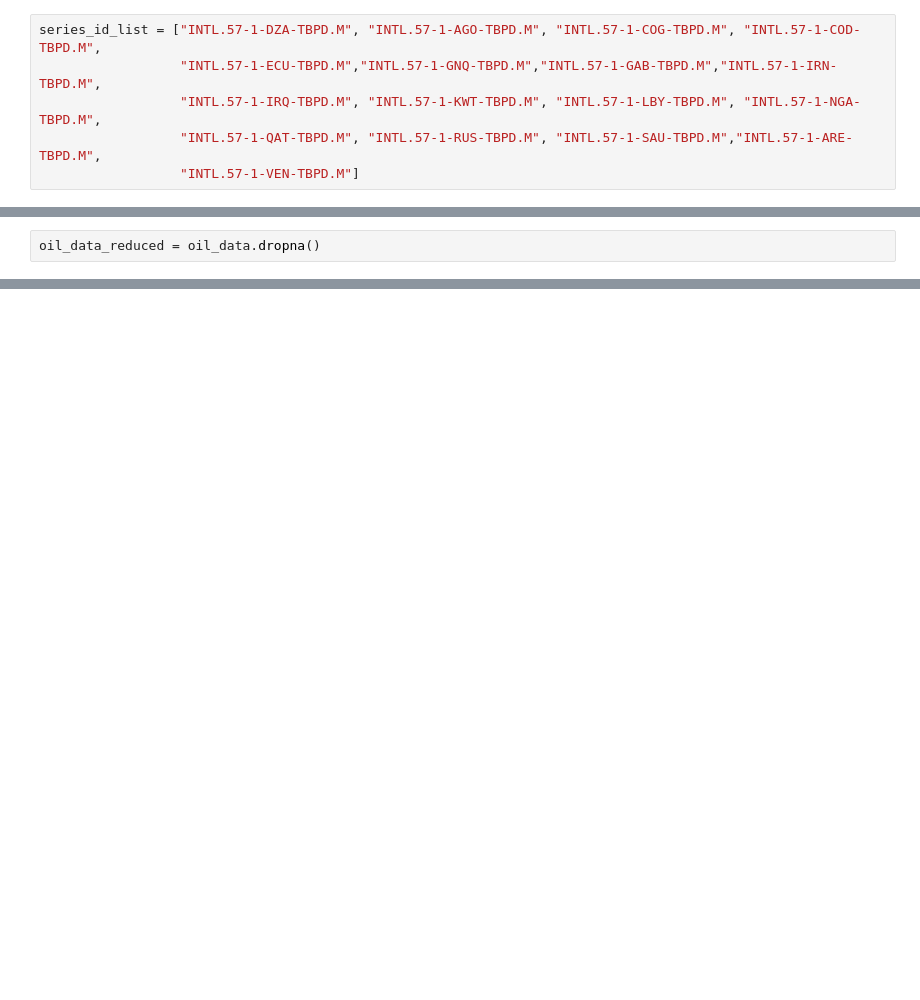
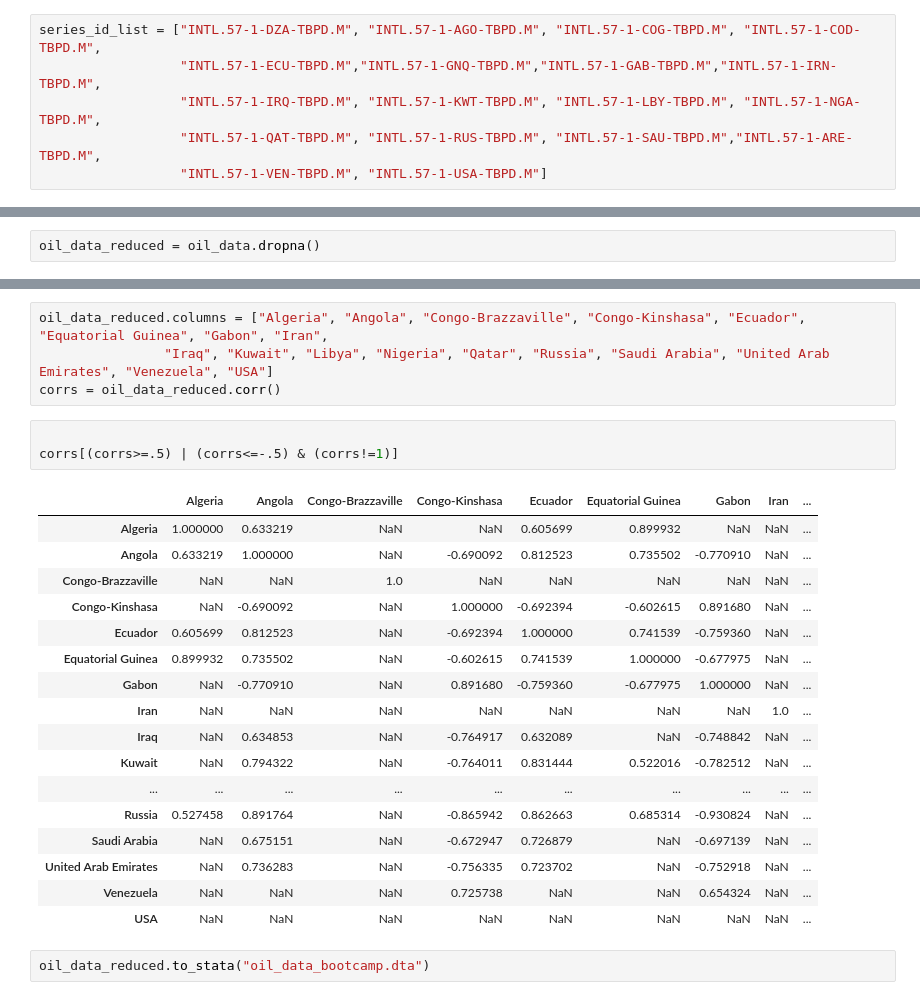
Before and after one commit to dray89/datascience_project, a Jupyter notebook: monthly-oil-production-data.ipynb, the cells around one changed output, grey strips where cells are left out. Drawn from its saved outputs; the diff is of its cells as text; blank space fills up the shorter version.

```diff
--- a/monthly-oil-production-data.ipynb
+++ b/monthly-oil-production-data.ipynb
@@ -14,7 +21,7 @@ series_id_list = ["INTL.57-1-DZA-TBPD.M", "INTL.57-1-AGO-TBPD.M", "INTL.57-1-COG
                   "INTL.57-1-ECU-TBPD.M","INTL.57-1-GNQ-TBPD.M","INTL.57-1-GAB-TBPD.M","INTL.57-1-IRN-TBPD.M",
                   "INTL.57-1-IRQ-TBPD.M", "INTL.57-1-KWT-TBPD.M", "INTL.57-1-LBY-TBPD.M", "INTL.57-1-NGA-TBPD.M",
                   "INTL.57-1-QAT-TBPD.M", "INTL.57-1-RUS-TBPD.M", "INTL.57-1-SAU-TBPD.M","INTL.57-1-ARE-TBPD.M",
-                  "INTL.57-1-VEN-TBPD.M"]
+                  "INTL.57-1-VEN-TBPD.M", "INTL.57-1-USA-TBPD.M"]
 # %%
 df_list = [pd.DataFrame(api.data_by_series(series)) for series in series_id_list]
 # %%
@@ -35,0 +57,27 @@ oil_data_reduced
+# %%
+oil_data_reduced.columns = ["Algeria", "Angola", "Congo-Brazzaville", "Congo-Kinshasa", "Ecuador", "Equatorial Guinea", "Gabon", "Iran",
+                "Iraq", "Kuwait", "Libya", "Nigeria", "Qatar", "Russia", "Saudi Arabia", "United Arab Emirates", "Venezuela", "USA"]
+corrs = oil_data_reduced.corr()
+# %%
+
+corrs[(corrs>=.5) | (corrs<=-.5) & (corrs!=1)]
+# %% [output]
+|  | Algeria | Angola | Congo-Brazzaville | Congo-Kinshasa | Ecuador | Equatorial Guinea | Gabon | Iran | ... |
+| Algeria | 1.000000 | 0.633219 | NaN | NaN | 0.605699 | 0.899932 | NaN | NaN | ... |
+| Angola | 0.633219 | 1.000000 | NaN | -0.690092 | 0.812523 | 0.735502 | -0.770910 | NaN | ... |
+| Congo-Brazzaville | NaN | NaN | 1.0 | NaN | NaN | NaN | NaN | NaN | ... |
+| Congo-Kinshasa | NaN | -0.690092 | NaN | 1.000000 | -0.692394 | -0.602615 | 0.891680 | NaN | ... |
+| Ecuador | 0.605699 | 0.812523 | NaN | -0.692394 | 1.000000 | 0.741539 | -0.759360 | NaN | ... |
+| Equatorial Guinea | 0.899932 | 0.735502 | NaN | -0.602615 | 0.741539 | 1.000000 | -0.677975 | NaN | ... |
+| Gabon | NaN | -0.770910 | NaN | 0.891680 | -0.759360 | -0.677975 | 1.000000 | NaN | ... |
+| Iran | NaN | NaN | NaN | NaN | NaN | NaN | NaN | 1.0 | ... |
+| Iraq | NaN | 0.634853 | NaN | -0.764917 | 0.632089 | NaN | -0.748842 | NaN | ... |
+| Kuwait | NaN | 0.794322 | NaN | -0.764011 | 0.831444 | 0.522016 | -0.782512 | NaN | ... |
+| ... | ... | ... | ... | ... | ... | ... | ... | ... | ... |
+| Russia | 0.527458 | 0.891764 | NaN | -0.865942 | 0.862663 | 0.685314 | -0.930824 | NaN | ... |
+| Saudi Arabia | NaN | 0.675151 | NaN | -0.672947 | 0.726879 | NaN | -0.697139 | NaN | ... |
+| United Arab Emirates | NaN | 0.736283 | NaN | -0.756335 | 0.723702 | NaN | -0.752918 | NaN | ... |
+| Venezuela | NaN | NaN | NaN | 0.725738 | NaN | NaN | 0.654324 | NaN | ... |
+| USA | NaN | NaN | NaN | NaN | NaN | NaN | NaN | NaN | ... |
+# %%
+oil_data_reduced.to_stata("oil_data_bootcamp.dta")
```
Also changed, not shown: parts of 5 cells of this notebook, 1 other file.
